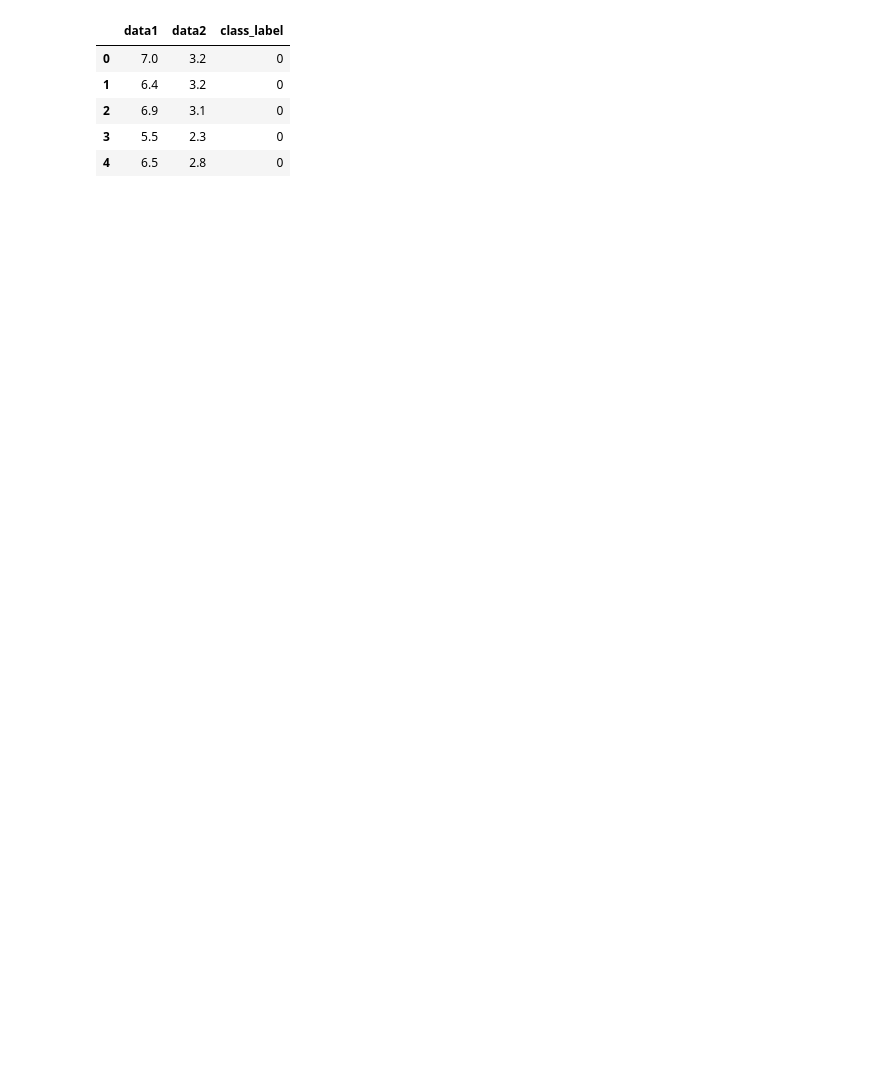
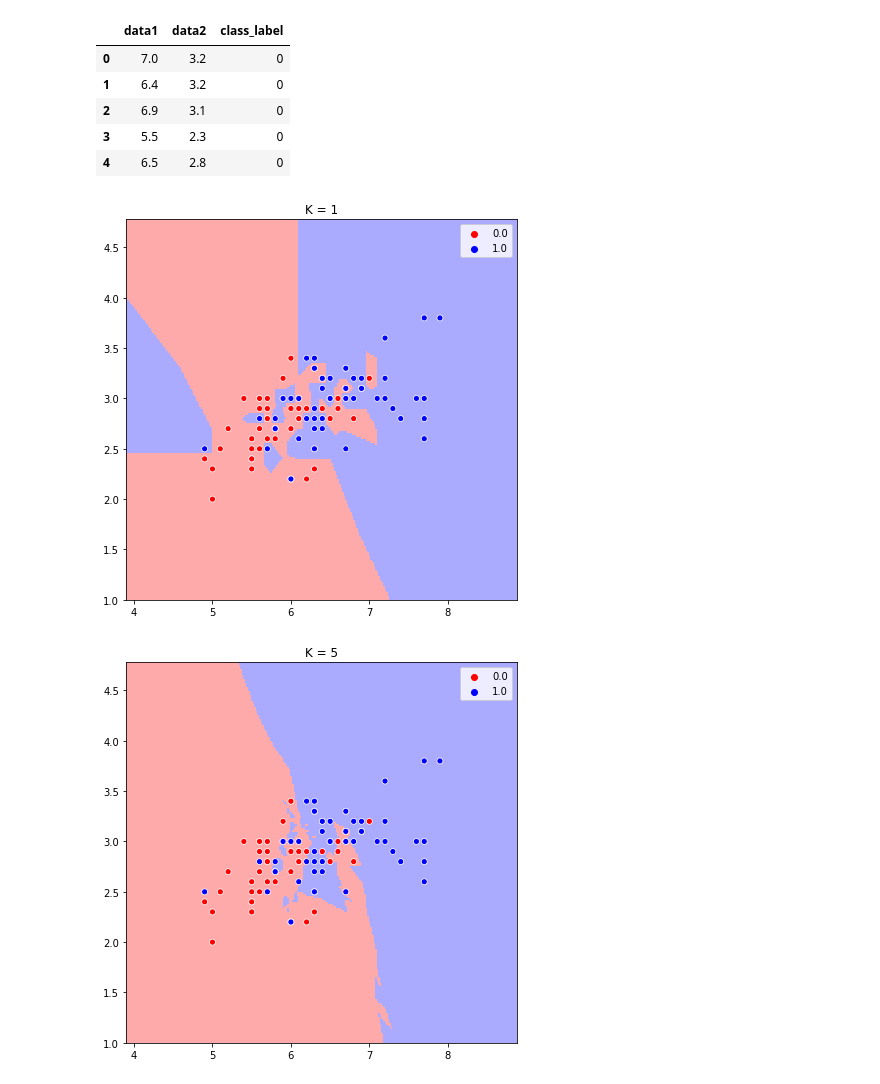
Before and after one commit to AdarshNamdev/DataScience-and-ML, a Jupyter notebook: KNN- making Decision Boundary.ipynb, the cells around one changed output. Drawn from its saved outputs; the diff is of its cells as text; code cells hidden in the pictures; blank space fills up the shorter version.

```diff
--- a/KNN- making Decision Boundary.ipynb
+++ b/KNN- making Decision Boundary.ipynb
@@ -25,44 +25,45 @@ import seaborn as sb
 from seaborn import color_palette
 
 decision_surf_color = ListedColormap(['#FFAAAA',  '#AAAAFF'])
-datapoint_colors = ListedColormap(['#FF0000', '#0000FF'])
-
 dpt_color = color_palette(['#FF0000', '#0000FF'], n_colors = 2)
 
 def knn_comparisons(dataset, nn):
     X = dataset[:,0:2]
     y = dataset[:,2]
 
-    clf = neighbors.KNeighborsClassifier(nn)
+    clf = neighbors.KNeighborsClassifier(nn, n_jobs = 6)
     clf.fit(X,y)
 
     # constructing the meshgrid.
     x_min = X[:,0].min()-1
     x_max = X[:,0].max()+1
     y_min = X[:,1].min()-1
     y_max = X[:,1].max()+1
 
     # Here each point xx,yy on the meshgrid represent our query point(Xq)!!!
     xx,yy = np.meshgrid(np.arange(x_min, x_max, 0.02), np.arange(y_min, y_max, 0.02))
 #     print("xx shape:",xx.shape)
 #     print("yy shape:",yy.shape)
     class_prediction = clf.predict(np.c_[xx.ravel(), yy.ravel()])
 #     print(class_prediction)
 #     print(class_prediction.shape)
     class_prediction = class_prediction.reshape(xx.shape)
 
     plt.figure(figsize=(7,7))
     plt.pcolormesh(xx, yy, class_prediction, cmap = decision_surf_color)
     #plt.scatter(X[:,0], X[:,1], c=y, cmap = datapoint_colors)
     sb.scatterplot(X[:,0], X[:,1], hue = y, palette = dpt_color)
 
     plt.xlim(xx.min(), xx.max())
     plt.ylim(yy.min(), yy.max())
 
     plt.title("K = "+str(nn))
     plt.show()
 
 
 
-NN = 5
-knn_comparisons(data, NN)
+for NN in [1, 5, 22, 35, 45, 50]:
+    knn_comparisons(data, NN)
+# %% [output]
+[figure, added]
+[figure, added]
```
Also changed, not shown: parts of 4 cells of this notebook.
